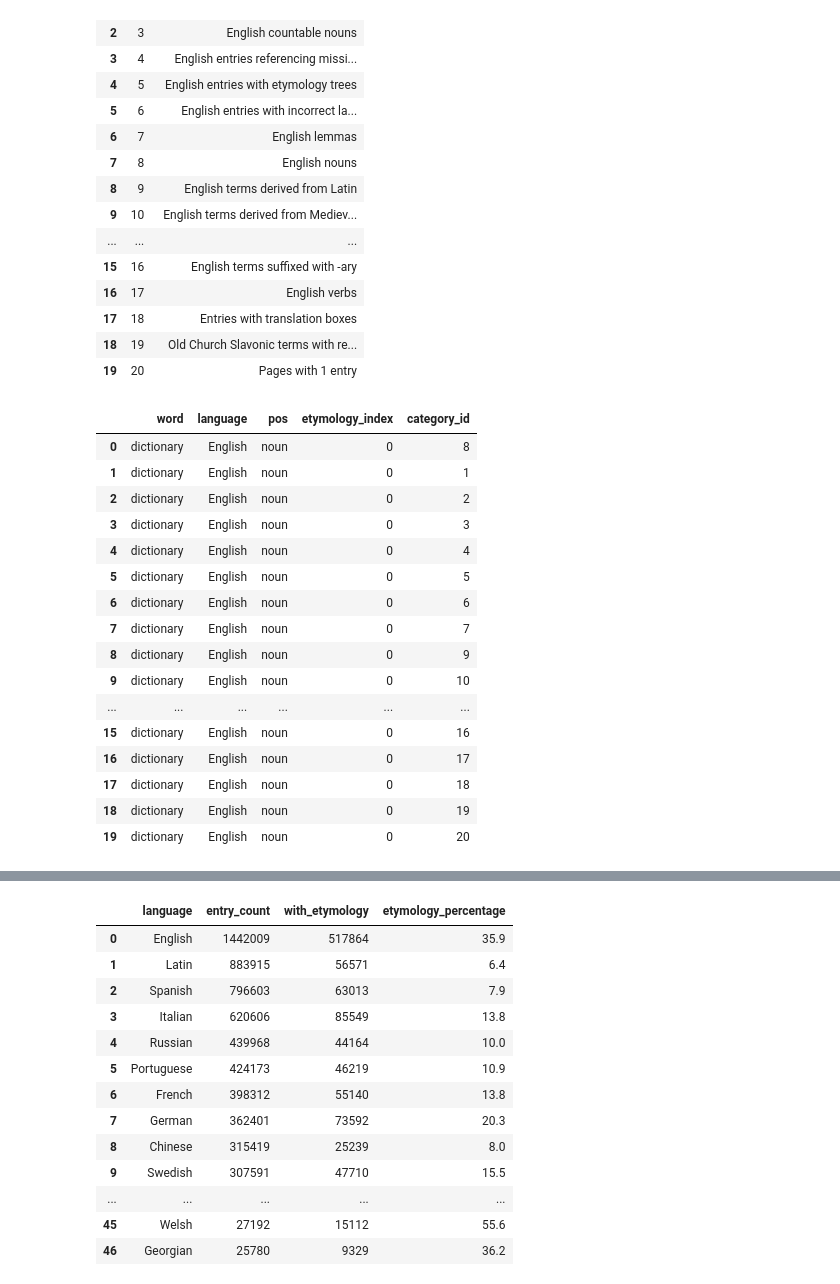
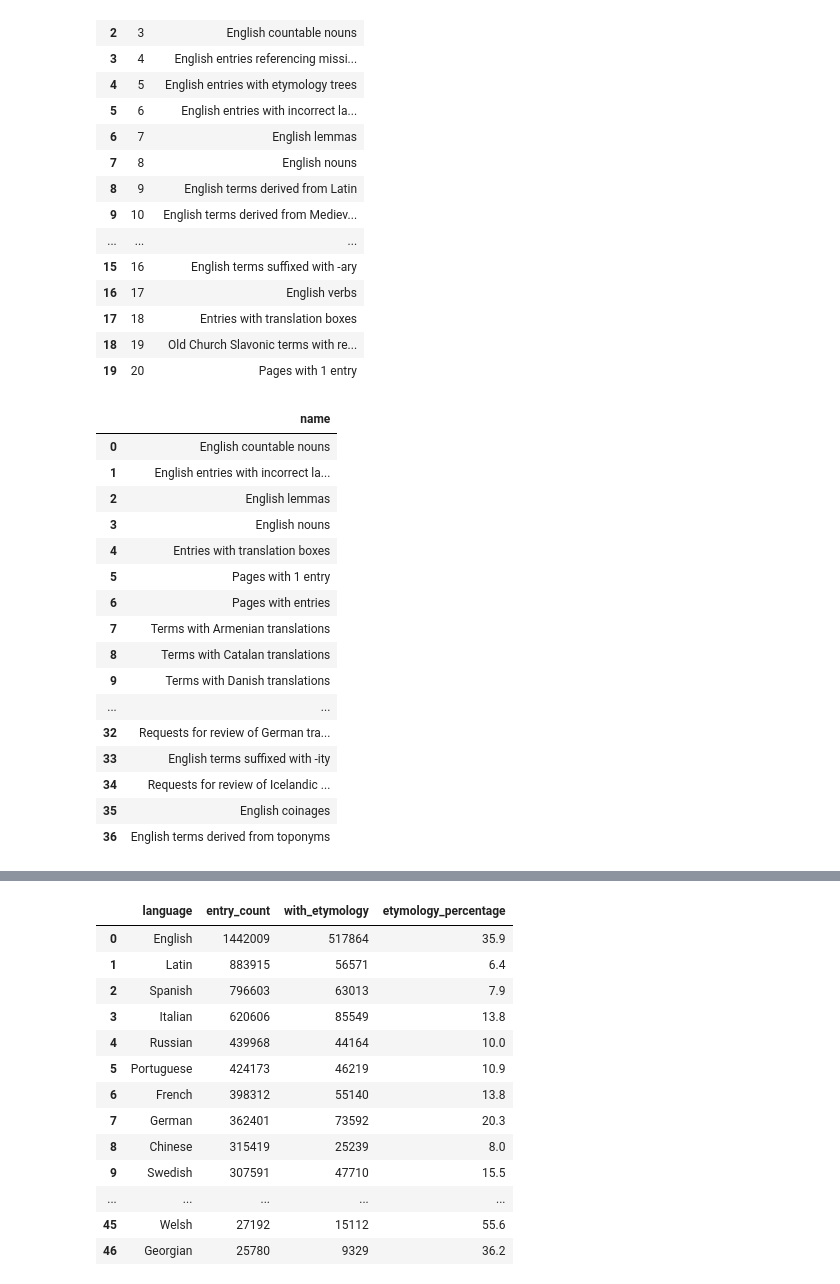
Before and after one commit to kebuhcah/wiktionary-browser, a Jupyter notebook: wiktionary-analysis.ipynb, the cells around one changed output, grey strips where cells are left out. Drawn from its saved outputs; the diff is of its cells as text; code cells hidden in the pictures.

```diff
--- a/wiktionary-analysis.ipynb
+++ b/wiktionary-analysis.ipynb
@@ -84,30 +84,29 @@ query(category_query)
 | 17 | 18 | Entries with translation boxes |
 | 18 | 19 | Old Church Slavonic terms with re... |
 | 19 | 20 | Pages with 1 entry |
-# %%
-association_query = """
-SELECT
-    *
-FROM word_categories
-LIMIT 20
-"""
-
-query(association_query)
-# %% [output]
-|  | word | language | pos | etymology_index | category_id |
-| 0 | dictionary | English | noun | 0 | 8 |
-| 1 | dictionary | English | noun | 0 | 1 |
-| 2 | dictionary | English | noun | 0 | 2 |
-| 3 | dictionary | English | noun | 0 | 3 |
-| 4 | dictionary | English | noun | 0 | 4 |
-| 5 | dictionary | English | noun | 0 | 5 |
-| 6 | dictionary | English | noun | 0 | 6 |
-| 7 | dictionary | English | noun | 0 | 7 |
-| 8 | dictionary | English | noun | 0 | 9 |
-| 9 | dictionary | English | noun | 0 | 10 |
-| ... | ... | ... | ... | ... | ... |
-| 15 | dictionary | English | noun | 0 | 16 |
-| 16 | dictionary | English | noun | 0 | 17 |
-| 17 | dictionary | English | noun | 0 | 18 |
-| 18 | dictionary | English | noun | 0 | 19 |
-| 19 | dictionary | English | noun | 0 | 20 |
+# %%
+association_query = """
+  SELECT c.name FROM categories c
+  JOIN word_categories wc ON c.id = wc.category_id
+  WHERE wc.word = 'serendipity';
+  """
+
+query(association_query)
+# %% [output]
+|  | name |
+| 0 | English countable nouns |
+| 1 | English entries with incorrect la... |
+| 2 | English lemmas |
+| 3 | English nouns |
+| 4 | Entries with translation boxes |
+| 5 | Pages with 1 entry |
+| 6 | Pages with entries |
+| 7 | Terms with Armenian translations |
+| 8 | Terms with Catalan translations |
+| 9 | Terms with Danish translations |
+| ... | ... |
+| 32 | Requests for review of German tra... |
+| 33 | English terms suffixed with -ity |
+| 34 | Requests for review of Icelandic ... |
+| 35 | English coinages |
+| 36 | English terms derived from toponyms |
```
Also changed, not shown: parts of 1 cell of this notebook.
